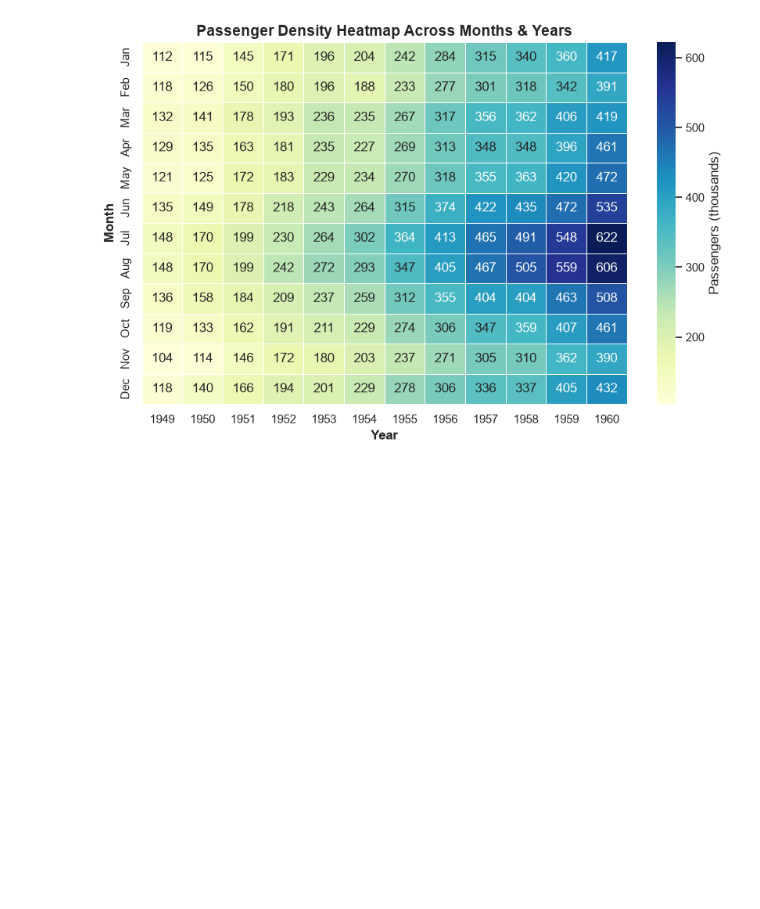
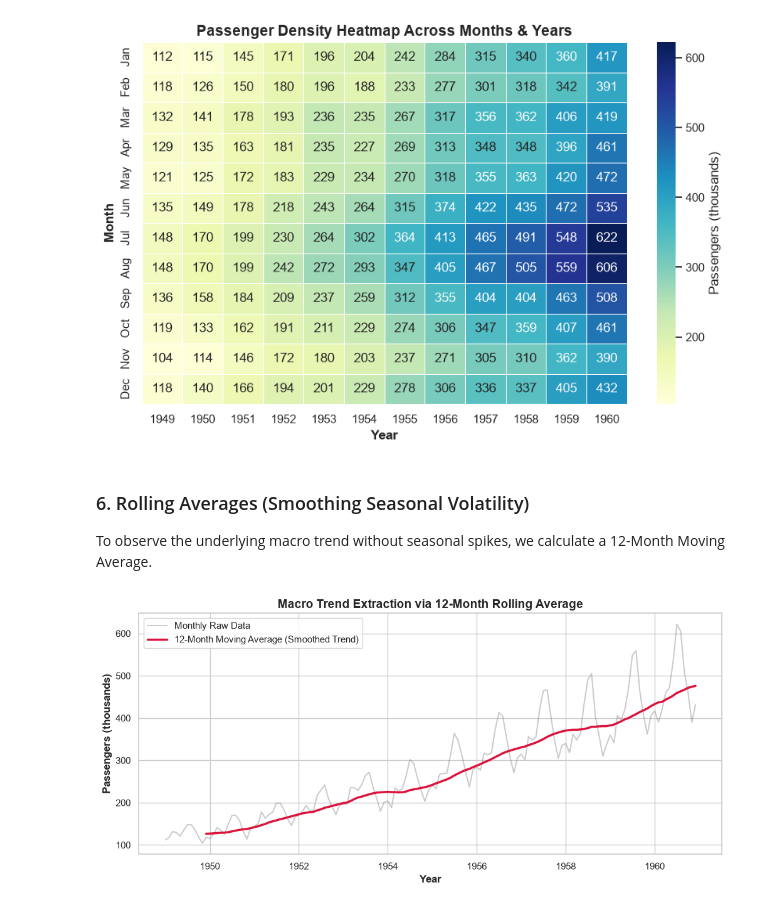
Before and after one commit to nzrnshannen/da-ds, a Jupyter notebook: python/data-analysis/time-series/flights.ipynb, the cells around one changed output. Drawn from its saved outputs; the diff is of its cells as text; code cells hidden in the pictures; blank space fills up the shorter version.

Commit message:
added rolling average plot for smoothing

```diff
--- a/python/data-analysis/time-series/flights.ipynb
+++ b/python/data-analysis/time-series/flights.ipynb
@@ -164,3 +167,25 @@ plt.ylabel('Month', fontweight='bold')
 plt.show()
 # %% [output]
 [figure]
+# %% [markdown]
+### 6. Rolling Averages (Smoothing Seasonal Volatility)
+To observe the underlying macro trend without seasonal spikes, we calculate a 12-Month Moving Average.
+# %%
+# calculate 12-month rolling mean
+df_clean['rolling_mean_12m'] = df_clean['passengers'].rolling(window=12).mean() # what does this mean?
+
+plt.figure(figsize=(12, 5))
+
+# plot raw monthly data alongside 12-month moving average
+# what is plt.plot()? what does it show?
+plt.plot(df_clean['date'], df_clean['passengers'], label='Monthly Raw Data', alpha=0.4, color='gray')
+plt.plot(df_clean['date'], df_clean['rolling_mean_12m'], label='12-Month Moving Average (Smoothed Trend)', color='crimson', linewidth=2.5)
+# what does these two lines above this comment mean?
+
+plt.title('Macro Trend Extraction via 12-Month Rolling Average', fontweight='bold', fontsize=14)
+plt.xlabel('Year', fontweight='bold')
+plt.ylabel('Passengers (thousands)', fontweight='bold')
+plt.legend()
+plt.show()
+# %% [output]
+[figure, added]
```
Also changed, not shown: parts of 2 cells of this notebook.
